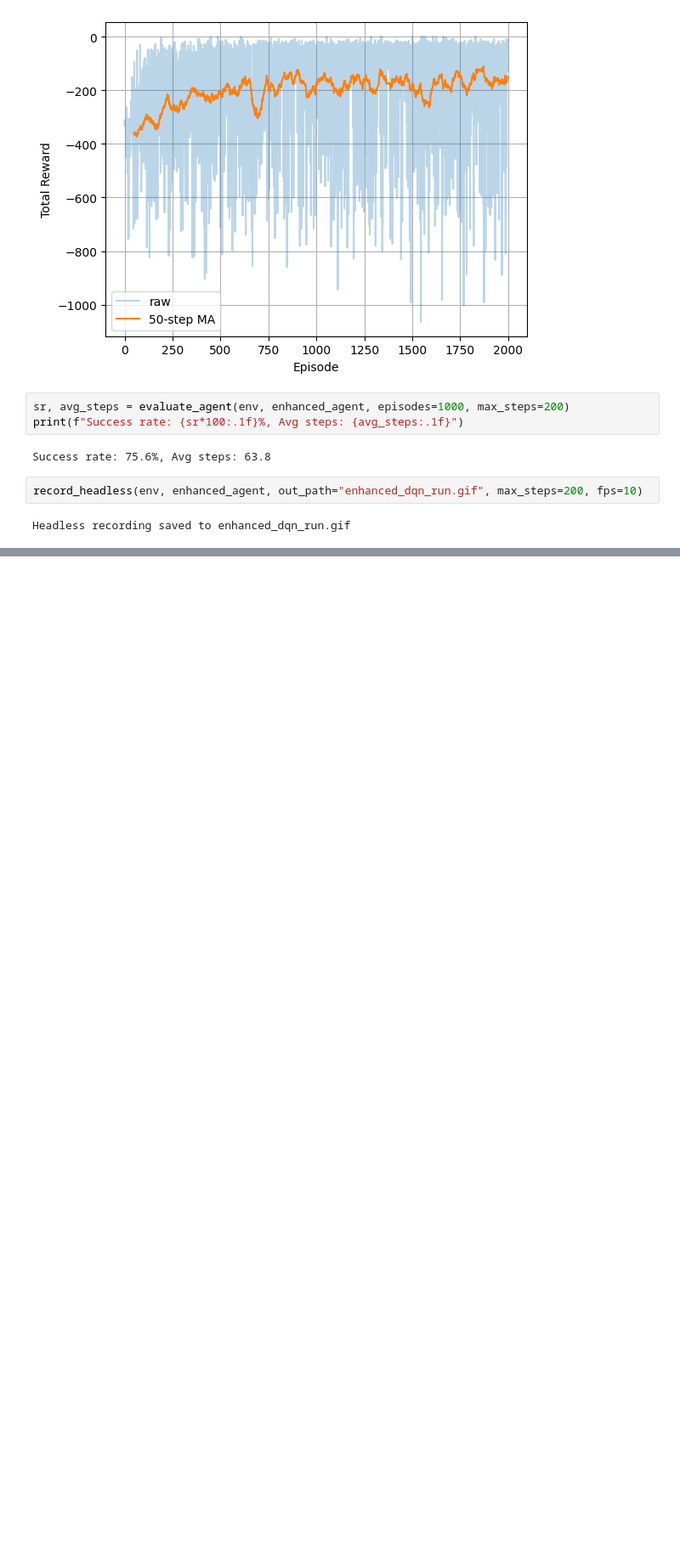
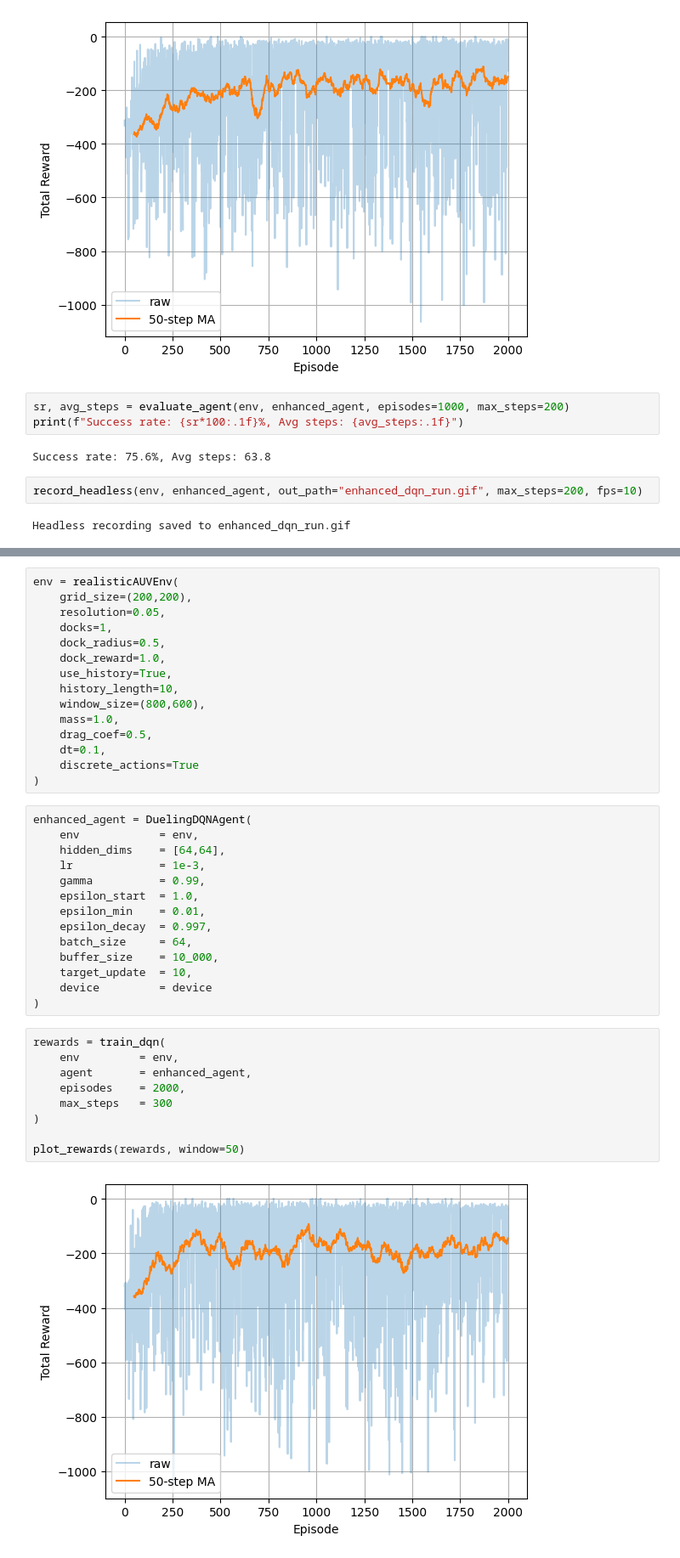
Before and after one commit to eirivarn/auv-rl-project, a Jupyter notebook: notebooks/realistic_notebook.ipynb, the cells around one changed output, grey strips where cells are left out. Shown at 85% size. Cells and saved outputs as stored; diff of their text form; blank space fills up the shorter version.

Commit message:
Larger history, no improvement

```diff
--- a/notebooks/realistic_notebook.ipynb
+++ b/notebooks/realistic_notebook.ipynb
@@ -139,0 +142,40 @@ Headless recording saved to enhanced_dqn_run.gif
+# %%
+env = realisticAUVEnv(
+    grid_size=(200,200),
+    resolution=0.05,
+    docks=1,
+    dock_radius=0.5,
+    dock_reward=1.0,
+    use_history=True,
+    history_length=10,
+    window_size=(800,600),
+    mass=1.0,
+    drag_coef=0.5,
+    dt=0.1,
+    discrete_actions=True
+)
+# %%
+enhanced_agent = DuelingDQNAgent(
+    env            = env,
+    hidden_dims    = [64,64],
+    lr             = 1e-3,
+    gamma          = 0.99,
+    epsilon_start  = 1.0,
+    epsilon_min    = 0.01,
+    epsilon_decay  = 0.997,
+    batch_size     = 64,
+    buffer_size    = 10_000,
+    target_update  = 10,
+    device         = device
+)
+# %%
+rewards = train_dqn(
+    env         = env,
+    agent       = enhanced_agent,
+    episodes    = 2000,
+    max_steps   = 300
+)
+
+plot_rewards(rewards, window=50)
+# %% [output]
+[figure, added]
```
Also changed, not shown: parts of 2 cells of this notebook, 1 other file.
